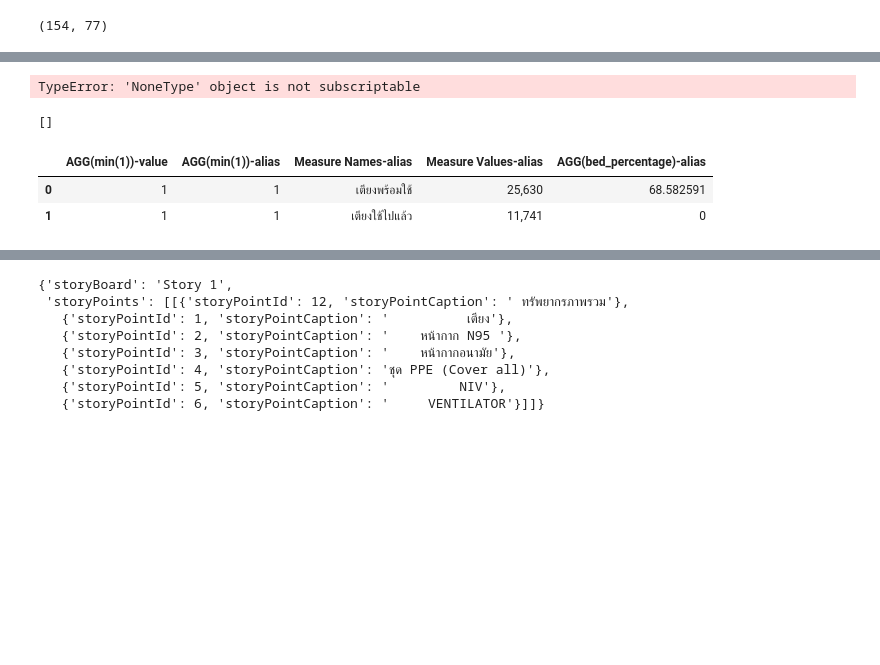
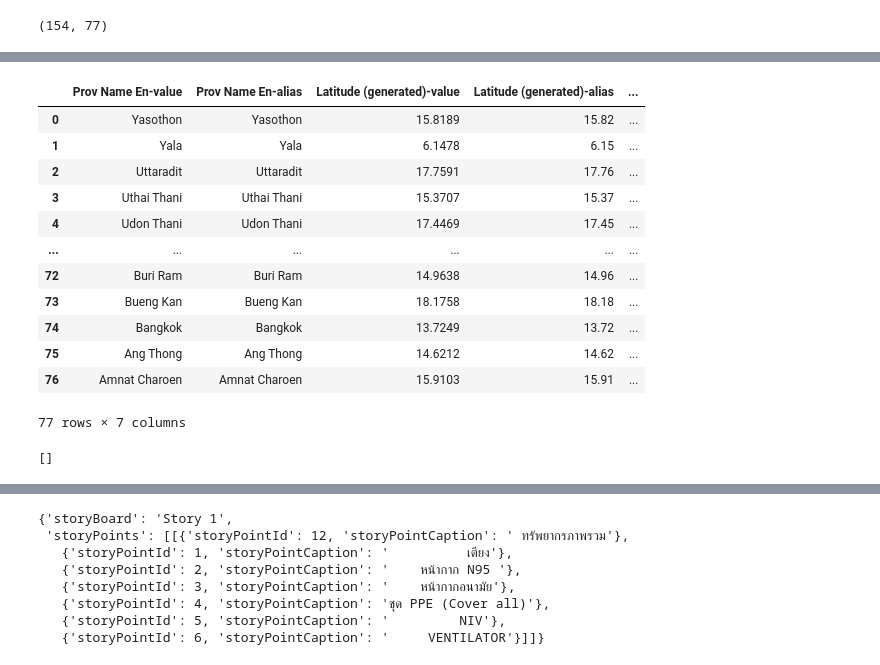
Before and after one commit to CircleOnCircles/covidthailand, a Jupyter notebook: icu/tableau_data.ipynb, the cells around one changed output, grey strips where cells are left out. Saved outputs shown, nothing was run; the diff lists cells and outputs as text; code cells hidden in the pictures; blank space fills up the shorter version.

```diff
--- a/icu/tableau_data.ipynb
+++ b/icu/tableau_data.ipynb
@@ -100,14 +87,0 @@ TypeError: 'NoneType' object is not subscriptable
-# %%
-province_ws.getTupleIds()
-# %% [output]
-TypeError: 'NoneType' object is not subscriptable
-# %%
-filters = province_wsa.getFilters(); filters
-# %% [output]
-[]
-# %%
-workbook.worksheets[3].data
-# %% [output]
-|  | AGG(min(1))-value | AGG(min(1))-alias | Measure Names-alias | Measure Values-alias | AGG(bed_percentage)-alias |
-| 0 | 1 | 1 | เตียงพร้อมใช้ | 25,630 | 68.582591 |
-| 1 | 1 | 1 | เตียงใช้ไปแล้ว | 11,741 | 0 |
@@ -117,0 +88,20 @@ df = df.iloc[:,[0,2,3]]
+# %%
+map_ws = wb.getWorksheet('map_total'); map_ws.data
+# %% [output]
+|  | Prov Name En-value | Prov Name En-alias | Latitude (generated)-value | Latitude (generated)-alias | ... |
+| 0 | Yasothon | Yasothon | 15.8189 | 15.82 | ... |
+| 1 | Yala | Yala | 6.1478 | 6.15 | ... |
+| 2 | Uttaradit | Uttaradit | 17.7591 | 17.76 | ... |
+| 3 | Uthai Thani | Uthai Thani | 15.3707 | 15.37 | ... |
+| 4 | Udon Thani | Udon Thani | 17.4469 | 17.45 | ... |
+| ... | ... | ... | ... | ... | ... |
+| 72 | Buri Ram | Buri Ram | 14.9638 | 14.96 | ... |
+| 73 | Bueng Kan | Bueng Kan | 18.1758 | 18.18 | ... |
+| 74 | Bangkok | Bangkok | 13.7249 | 13.72 | ... |
+| 75 | Ang Thong | Ang Thong | 14.6212 | 14.62 | ... |
+| 76 | Amnat Charoen | Amnat Charoen | 15.9103 | 15.91 | ... |
+77 rows × 7 columns
+# %%
+map_ws.getFilters()
+# %% [output]
+[]
```
Also changed, not shown: parts of 24 cells of this notebook, 4 other files.
